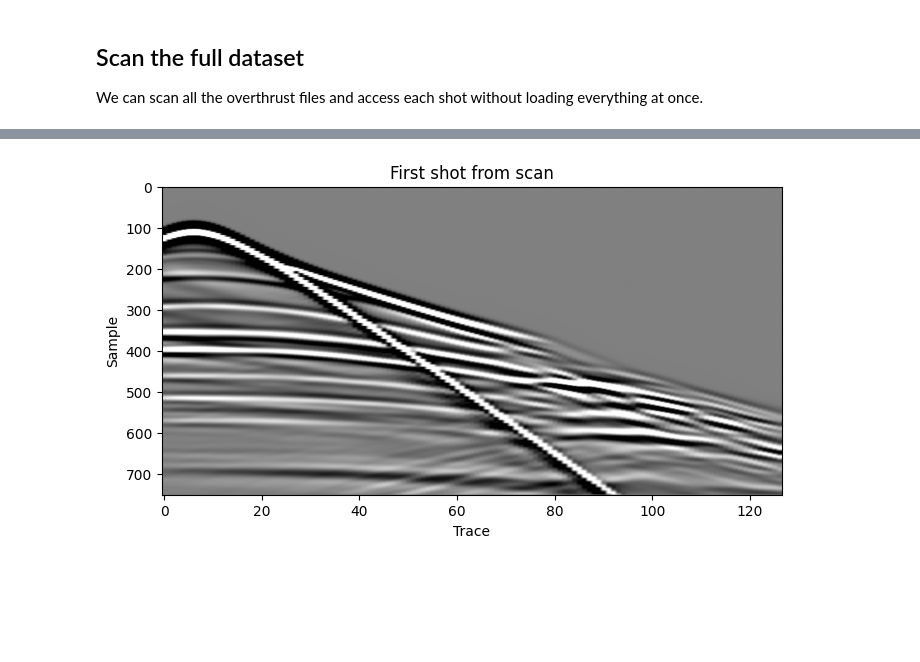
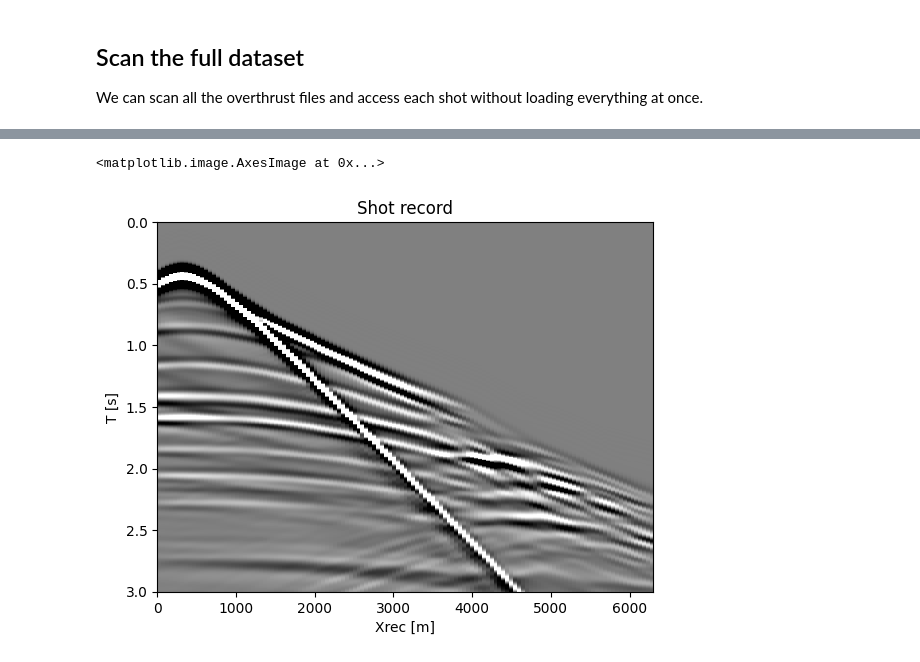
Before and after one commit to mloubout/SegyIO.jl, a Jupyter notebook: notebooks/read_write_tutorial.ipynb, the cells around one changed output, grey strips where cells are left out. Cells and saved outputs as stored; diff of their text form; code cells hidden in the pictures; blank space fills up the shorter version.

```diff
--- a/notebooks/read_write_tutorial.ipynb
+++ b/notebooks/read_write_tutorial.ipynb
@@ -121,11 +114,7 @@ Combined scan has 97 shots
 Shots found: 97
 # %%
 first = scan[0]
-plt.figure(figsize=(8,4))
-plt.imshow(first.data, aspect='auto', cmap='gray', vmin=-1e0, vmax=1e0)
-plt.title('First shot from scan')
-plt.xlabel('Trace')
-plt.ylabel('Sample')
-plt.show()
+seg.plot_sdata(first)
 # %% [output]
+<matplotlib.image.AxesImage at 0x...>
-[figure, old version]
+[figure, new version]
```
Also changed, not shown: parts of 3 cells of this notebook, 3 other files.
